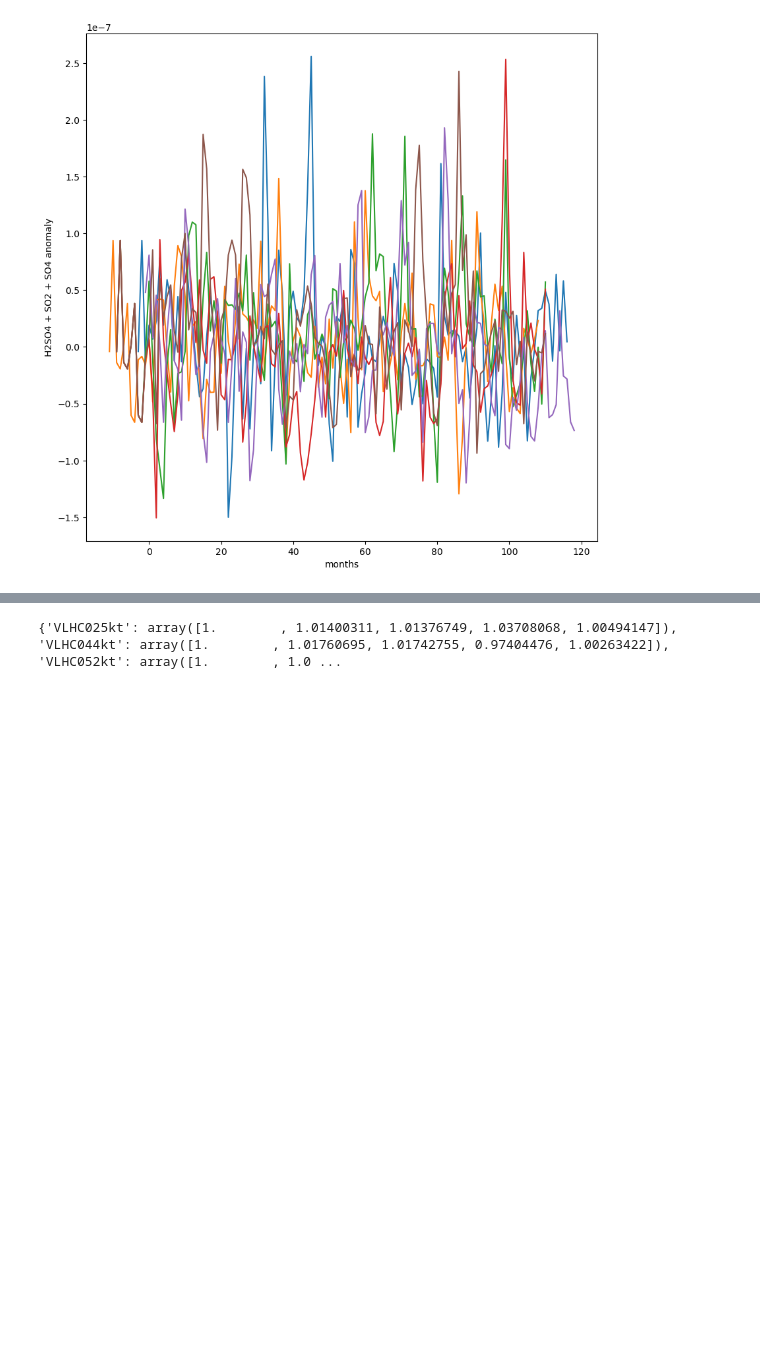
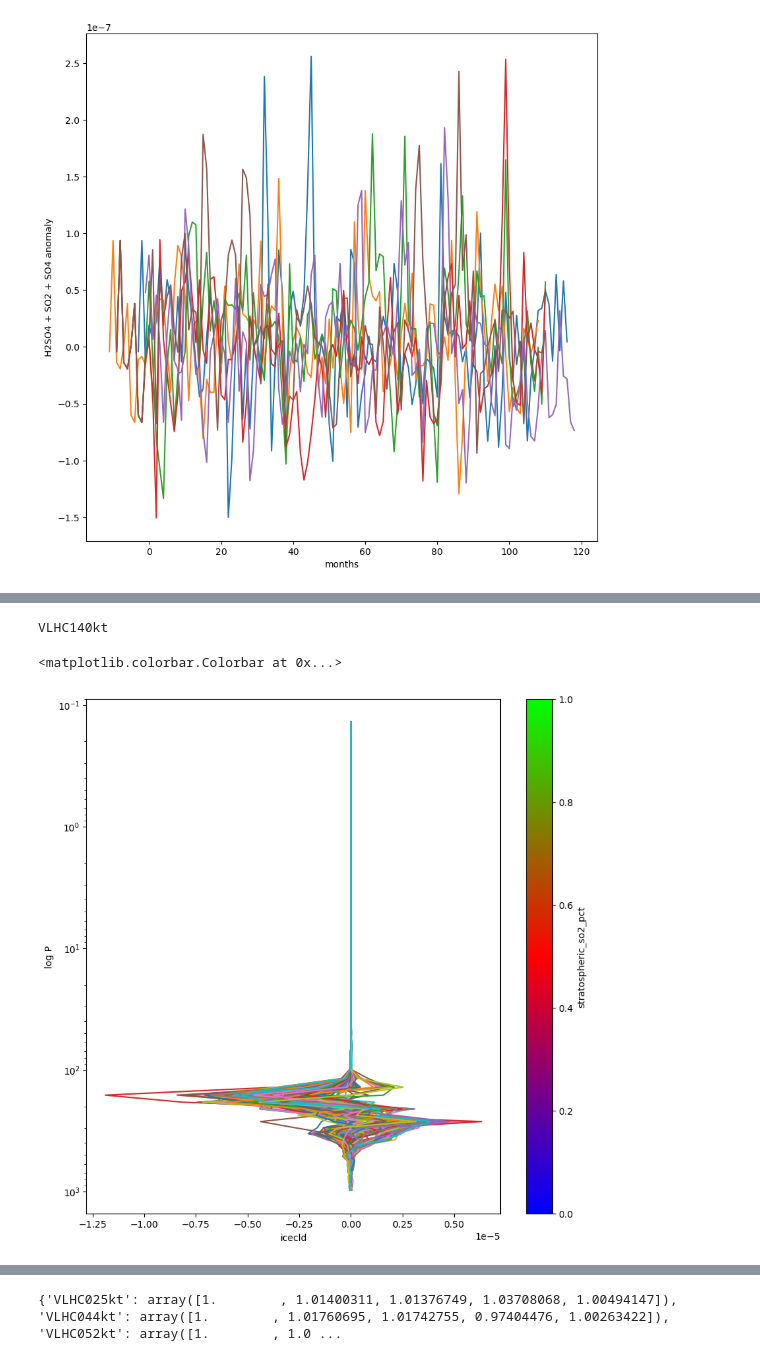
Before and after one commit to malcolmmaas/volcano, a Jupyter notebook: plotting.ipynb, the cells around one changed output, grey strips where cells are left out. Saved outputs shown, nothing was run; the diff lists cells and outputs as text; code cells hidden in the pictures; blank space fills up the shorter version.

```diff
--- a/plotting.ipynb
+++ b/plotting.ipynb
@@ -910,0 +984,41 @@ Text(0.5, 0, 'months')
+# %%
+# Checking water vapor and clouds
+modelrun = 3
+run_name = 'VLHC'+str(modelrun).zfill(3)+'kt'
+control = netCDF4.Dataset('timeseries/VLHC000kt/MON.aijlVLHC000kt.nc')
+var = 'icecld'
+month = 6
+cmap = mpl.colormaps['brg']
+sphul_control = control[var][120:]
+colorby = 'stratospheric_so2_pct'
+cmax = max(df[colorby])
+cmin = min(df[colorby])
+
+sphul_control_reshape = np.array(sphul_control).reshape(10,12,40)
+sphul_control_avg = np.sum(sphul_control_reshape, axis=0)/10
+sphul_control_10yr = [sphul_control_avg]*10
+sphul_control_10yr = np.array(sphul_control_10yr).reshape(120,40)
+
+for run_name in df.index:
+    print(run_name, end='\r')
+    test = netCDF4.Dataset('timeseries/'+run_name+'/MON.aijl'+run_name+'.nc')
+    sphul = test[var]
+    sphul_anomaly = sphul - sphul_control_10yr
+
+    plt.plot(sphul_anomaly[int(df.loc[run_name]['month'])-1], control['plm'][:])
+
+#     if df.loc[run_name][colorby] == 1:
+#         plt.plot(sphul_anomaly[int(df.loc[run_name]['month'])-1], control['plm'][:], color=cmap((df.loc[run_name][colorby]-cmin)/(cmax-cmin)), zorder=0)
+#     else:
+#         plt.plot(sphul_anomaly[int(df.loc[run_name]['month'])-1], control['plm'][:], color=cmap((df.loc[run_name][colorby]-cmin)/(cmax-cmin)),zorder=1)
+
+plt.ylabel('log P')
+plt.xlabel(var)
+plt.gca().invert_yaxis()
+plt.yscale('log')
+sm = plt.cm.ScalarMappable(cmap=cmap, norm=mpl.colors.Normalize(vmin=cmin, vmax=cmax))
+plt.colorbar(sm, label=colorby)
+# %% [output]
+VLHC140kt
+<matplotlib.colorbar.Colorbar at 0x...>
+[figure, added]
```
Also changed, not shown: parts of 28 cells of this notebook.
